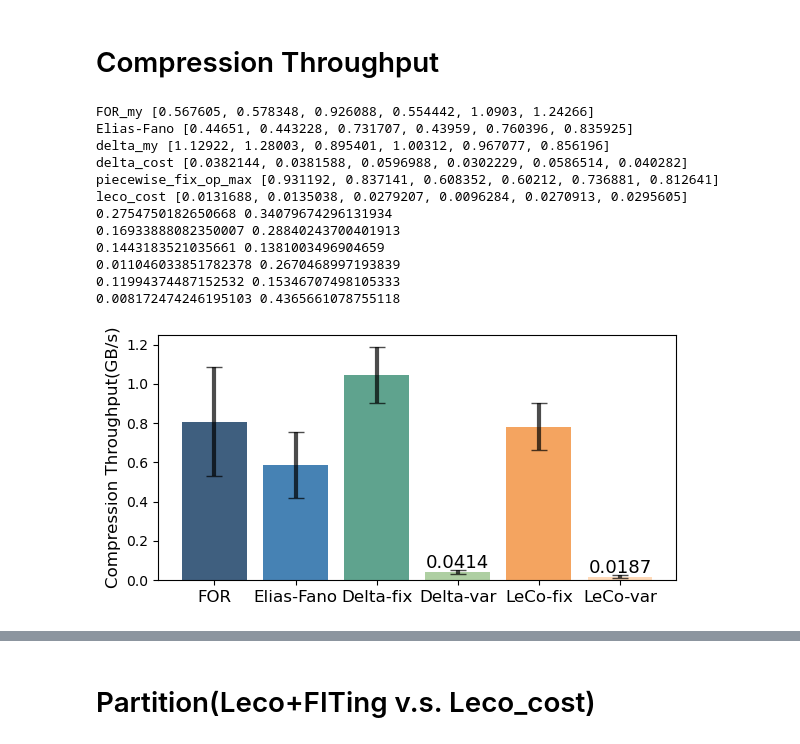
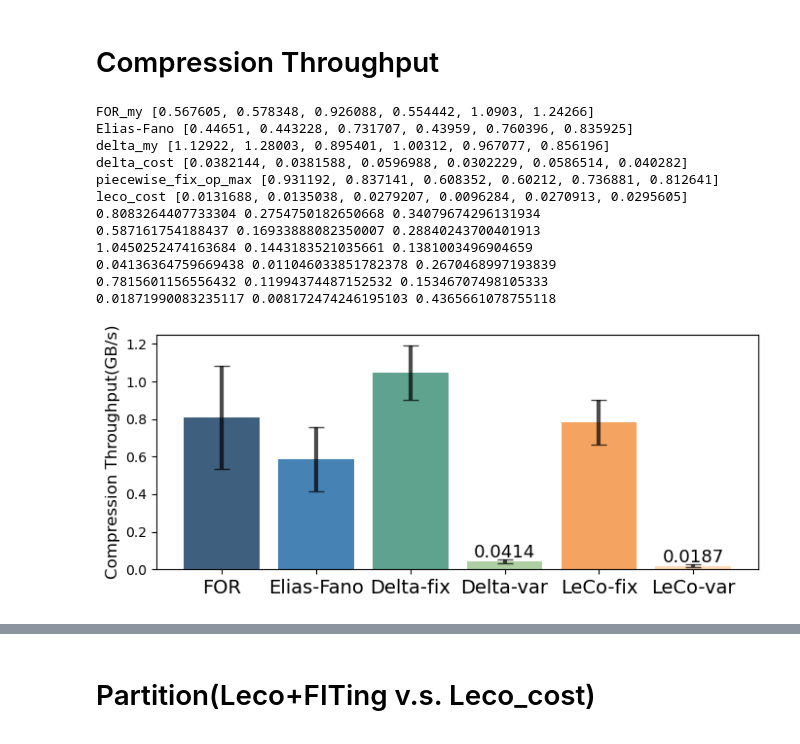
Before and after one commit to yhliu918/Learn-to-Compress, a Jupyter notebook: scripts/paper_scripts/plot_cr_ra.ipynb, the cells around one changed output, grey strips where cells are left out. Drawn from its saved outputs; the diff is of its cells as text; code cells hidden in the pictures.

```diff
--- a/scripts/paper_scripts/plot_cr_ra.ipynb
+++ b/scripts/paper_scripts/plot_cr_ra.ipynb
@@ -398,6 +311,4 @@ create_multi_bars(label, data, bar_gap=0.03)
 # %%
-plot_dataset = ['linear_200M_uint32.txt','normal_200M_uint32.txt','poisson_randomdie.txt','ml_timestamp.txt','books_200M_uint32.txt','fb_200M_uint64','wiki_200M_uint64','movieid.txt','house_price.txt']
-label = ['linear','normal','poisson','timestamp','books','facebook','wiki','movieid','house_price']
 data = process_plot_data(plot_dataset, ['leco_cost','piecewise_fix_op_max','FOR_my','Elias-Fano'], total,'da_ns')
 for i in range(len(data)):
     if float(data[i])>=0.01:
@@ -425,11 +338,11 @@ fix_method  = ['FOR_my','Elias-Fano','delta_my','piecewise_fix_op_max','leco_cos
 cr = []
 ra = []
 for codec in fix_method:
+
     plot_dataset = ['linear_200M_uint32.txt','normal_200M_uint32.txt','poisson_randomdie.txt','ml_timestamp.txt','books_200M_uint32.txt','fb_200M_uint64','wiki_200M_uint64','movieid.txt','house_price.txt']
     size = [200000000, 200000000,100000000, 14057565, 200000000, 200000000, 200000000,20000262, 100000]
-#     if codec == 'Elias-Fano':
-#         plot_dataset = ['linear_200M_uint32.txt','normal_200M_uint32.txt','ml_timestamp.txt','books_200M_uint32.txt','fb_200M_uint64','wiki_200M_uint64','house_price.txt']
-#         size = [200000000, 200000000, 14057565, 200000000, 200000000, 200000000, 100000]
+    plot_dataset = ['linear_200M_uint32.txt','normal_200M_uint32.txt','libio','wiki_200M_uint64','books_200M_uint32.txt','planet','fb_200M_uint64','ml_timestamp.txt','movieid.txt','poisson_randomdie.txt','house_price.txt']
+    size = [200000000, 200000000,200000000,200000000,200000000,200000000,200000000,14057565,20000262,100000000,100000 ]
     test = total.loc[total['method'] == codec]
     test = test.loc[test['dataset'].isin(plot_dataset)]
     data_cols = np.array(test['cr'])
@@ -446,7 +359,7 @@ for codec in fix_method:
     for i in range(len(data_cols)):
         avg_ra += (size[i]/sum(size))*data_cols[i]
     ra.append(avg_ra)
-ra[2]-=500
+ra[2]-=320
 ra[1]+=15
 print(cr, ra)
 # %% [output]
@@ -756,30 +554,0 @@ def create_multi_bars_cr(labels, datas, tick_step=1.5, group_gap=0.18, bar_gap=0
-# %%
-#0.01
-filter_col = [
-    [2,3,4,6,7],
-    [],
-    [],
-    [0,1,2,3],
-    [0,2,5,9,11,12,13,14,16,18,19],
-    [4,5,6,7,8,9],
-    [3],
-    [],
-    [3,4]
-]
-result = []
-EF = []
-FOR = []
-Delta = []
-Delta_var = []
-Leco = []
-Leco_var = []
-for i in range(len(table_name)):
-    parse_log(base_path+'/build/'+table_name[i], cols[i], table_name,choose_col = filter_col[i],result=result)
-for l in result:
-    EF.append(l[0])
-    FOR.append(l[1])
-    Delta.append(l[2])
-    Delta_var.append(l[3])
-    Leco.append(l[4])
-    Leco_var.append(l[5])
-EF
@@ -904,7 +655,7 @@ for codec in fix_method:
     avg_compression_throughput.append(avg_speed)
 avg_compression_throughput
 for i in range(len(fix_method)):
-    print(std_cth[i],std_cth[i]/avg_compression_throughput[i])
+    print(avg_compression_throughput[i],std_cth[i],std_cth[i]/avg_compression_throughput[i])
 # %% [output]
 FOR_my [0.567605, 0.578348, 0.926088, 0.554442, 1.0903, 1.24266]
 Elias-Fano [0.44651, 0.443228, 0.731707, 0.43959, 0.760396, 0.835925]
@@ -912,28 +663,28 @@ delta_my [1.12922, 1.28003, 0.895401, 1.00312, 0.967077, 0.856196]
 delta_cost [0.0382144, 0.0381588, 0.0596988, 0.0302229, 0.0586514, 0.040282]
 piecewise_fix_op_max [0.931192, 0.837141, 0.608352, 0.60212, 0.736881, 0.812641]
 leco_cost [0.0131688, 0.0135038, 0.0279207, 0.0096284, 0.0270913, 0.0295605]
-0.2754750182650668 0.34079674296131934
-0.16933888082350007 0.28840243700401913
-0.1443183521035661 0.1381003496904659
-0.011046033851782378 0.2670468997193839
-0.11994374487152532 0.15346707498105333
-0.008172474246195103 0.4365661078755118
+0.8083264407733304 0.2754750182650668 0.34079674296131934
+0.587161754188437 0.16933888082350007 0.28840243700401913
+1.0450252474163684 0.1443183521035661 0.1381003496904659
+0.04136364759669438 0.011046033851782378 0.2670468997193839
+0.7815601156556432 0.11994374487152532 0.15346707498105333
+0.01871990083235117 0.008172474246195103 0.4365661078755118
 # %%
 method_name = ['FOR','Elias-Fano','Delta-fix','Delta-var','LeCo-fix','LeCo-var']
 category_colors = ['slategray',color_sns[5],color_sns[3],color_sns[1],'gold','lemonchiffon']
 category_colors = [color_sns[5],'steelblue',color_sns[3],color_sns[1],'sandybrown','peachpuff']
-plt.figure(figsize=(6, 3))
+plt.figure(figsize=(7, 3))
 error_params=dict(elinewidth=3,ecolor='black',capsize=6, alpha = 0.7)
 plt.bar(method_name,avg_compression_throughput,color = category_colors,yerr=std_cth,error_kw=error_params)
-plt.xticks(fontsize=12)
+plt.xticks(fontsize=14)
 plt.ylabel('Compression Throughput(GB/s)',fontsize=12)
 for i in range(len(method_name)):
     if avg_compression_throughput[i]<0.1:
         plt.text(method_name[i], avg_compression_throughput[i], str(Decimal(avg_compression_throughput[i]).quantize(Decimal("0.0000"))),fontsize = 13,ha='center',
              va='bottom',)
 # plt.errorbar(errorbar,y,yerr=error_range,fmt='o:',ecolor='hotpink',elinewidth=3,ms=5,mfc='wheat',mec='salmon',capsize=3)
 # plt.axhline(y=avg_compression_throughput[-1], c="grey", ls="--", lw=2)
 plt.tight_layout()
 plt.savefig('CT_new.pdf',dpi=500, transparent=True)
 # %% [output]
-[figure, old version]
+[figure, new version]
```
Also changed, not shown: parts of 84 cells of this notebook, 2 other files.
